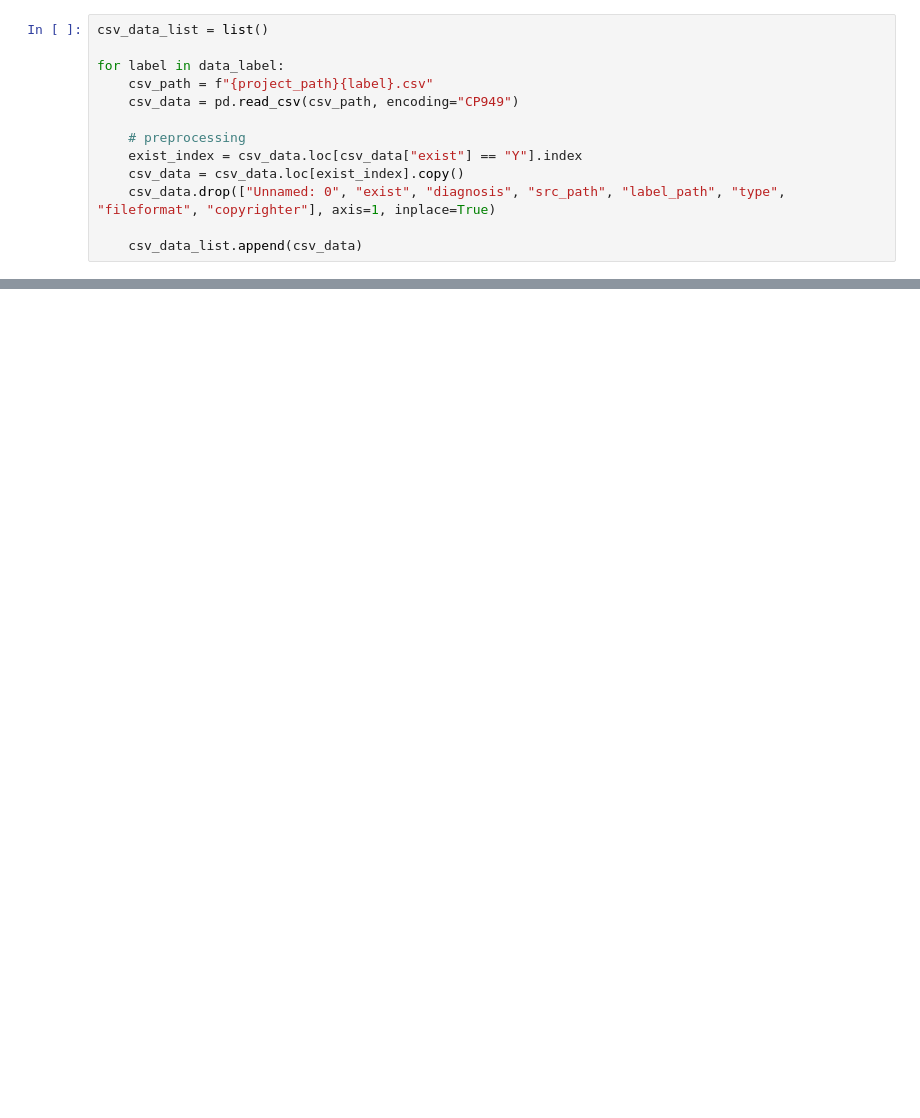
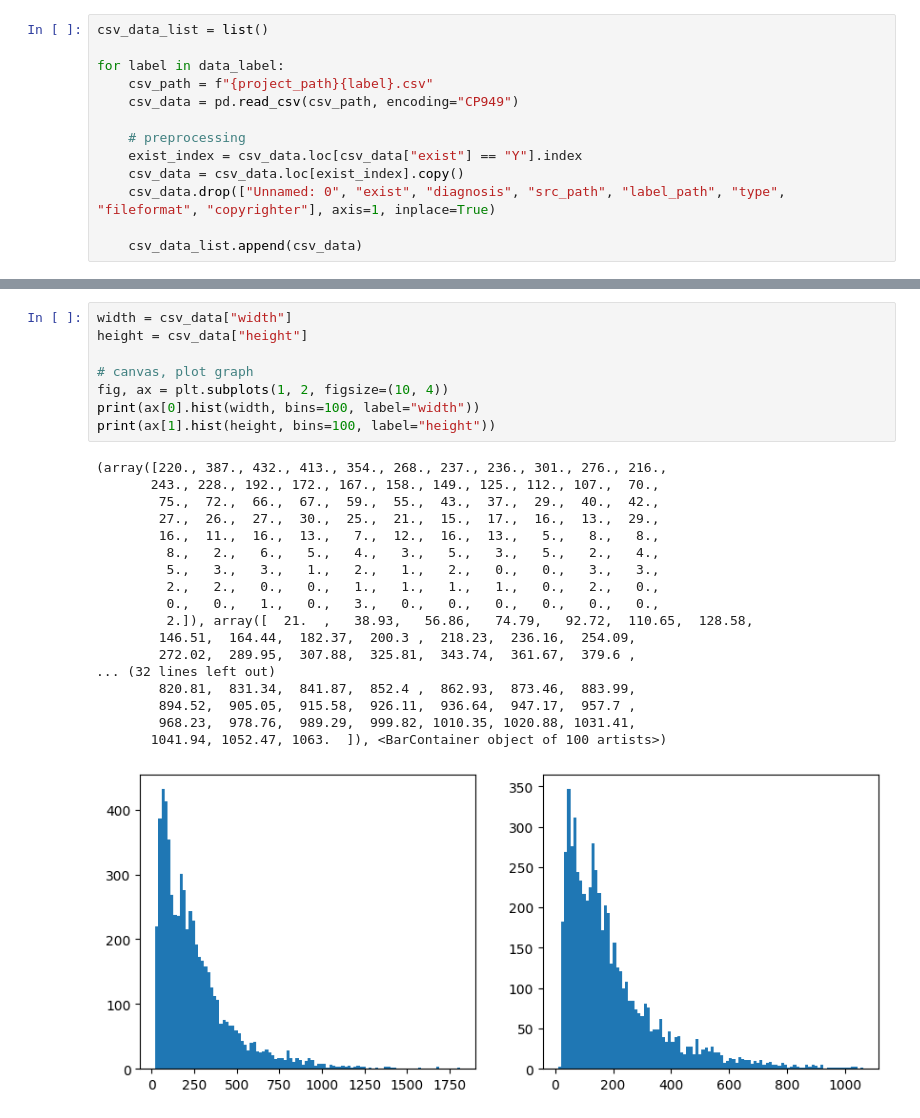
Before and after one commit to TukBang/Pet-care-app, a Jupyter notebook: Capstone/2023/skin disease/EDA.ipynb, the cells around one changed output, grey strips where cells are left out. Drawn from its saved outputs; the diff is of its cells as text; blank space fills up the shorter version.

```diff
--- a/Capstone/2023/skin disease/EDA.ipynb
+++ b/Capstone/2023/skin disease/EDA.ipynb
@@ -66,0 +114,27 @@ for label in data_label:
+# %%
+width = csv_data["width"]
+height = csv_data["height"]
+
+# canvas, plot graph
+fig, ax = plt.subplots(1, 2, figsize=(10, 4))
+print(ax[0].hist(width, bins=100, label="width"))
+print(ax[1].hist(height, bins=100, label="height"))
+# %% [output]
+(array([220., 387., 432., 413., 354., 268., 237., 236., 301., 276., 216.,
+       243., 228., 192., 172., 167., 158., 149., 125., 112., 107.,  70.,
+        75.,  72.,  66.,  67.,  59.,  55.,  43.,  37.,  29.,  40.,  42.,
+        27.,  26.,  27.,  30.,  25.,  21.,  15.,  17.,  16.,  13.,  29.,
+        16.,  11.,  16.,  13.,   7.,  12.,  16.,  13.,   5.,   8.,   8.,
+         8.,   2.,   6.,   5.,   4.,   3.,   5.,   3.,   5.,   2.,   4.,
+         5.,   3.,   3.,   1.,   2.,   1.,   2.,   0.,   0.,   3.,   3.,
+         2.,   2.,   0.,   0.,   1.,   1.,   1.,   1.,   0.,   2.,   0.,
+         0.,   0.,   1.,   0.,   3.,   0.,   0.,   0.,   0.,   0.,   0.,
+         2.]), array([  21.  ,   38.93,   56.86,   74.79,   92.72,  110.65,  128.58,
+        146.51,  164.44,  182.37,  200.3 ,  218.23,  236.16,  254.09,
+        272.02,  289.95,  307.88,  325.81,  343.74,  361.67,  379.6 ,
+... (32 lines left out)
+        820.81,  831.34,  841.87,  852.4 ,  862.93,  873.46,  883.99,
+        894.52,  905.05,  915.58,  926.11,  936.64,  947.17,  957.7 ,
+        968.23,  978.76,  989.29,  999.82, 1010.35, 1020.88, 1031.41,
+       1041.94, 1052.47, 1063.  ]), <BarContainer object of 100 artists>)
+[figure, added]
```
Also changed, not shown: parts of 3 cells of this notebook, 1 other file.
